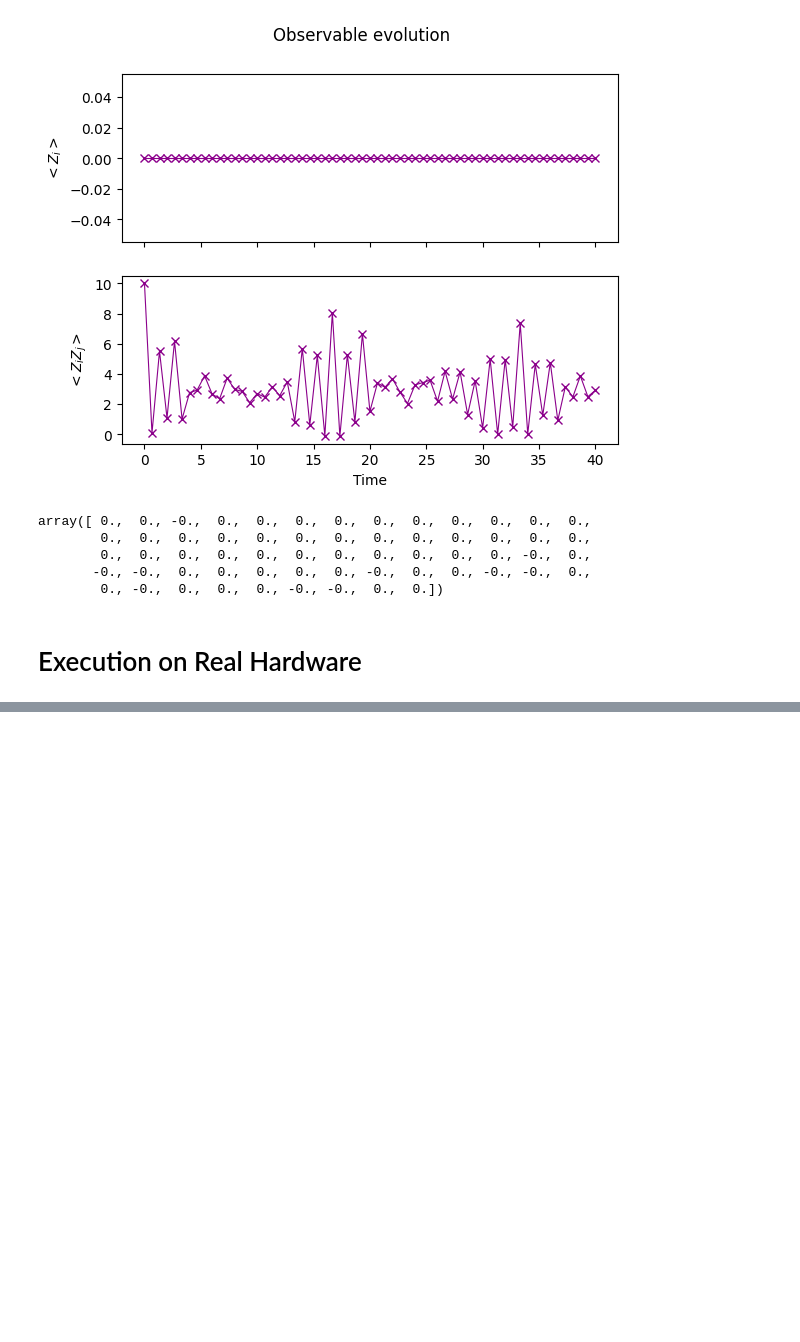
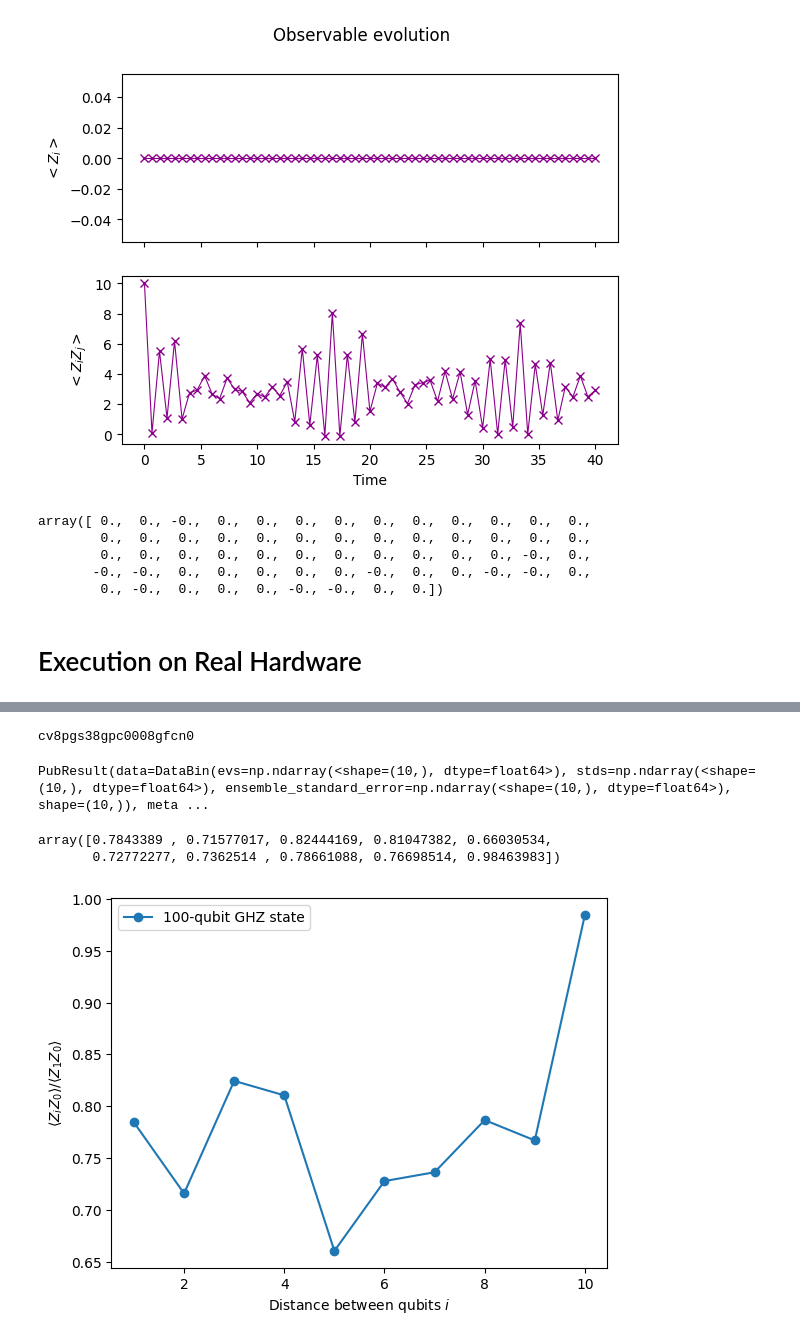
Before and after one commit to JessicaJohnBritto/WalshPulseSeq, a Jupyter notebook: Quantum_Simulations/Expectation_ValsCorrelation_FromEvolvedState.ipynb, the cells around one changed output, grey strips where cells are left out. Drawn from its saved outputs; the diff is of its cells as text; code cells hidden in the pictures; blank space fills up the shorter version.

Commit message:
Plotted data from real hardware as a function of distance between qubits

```diff
--- a/Quantum_Simulations/Expectation_ValsCorrelation_FromEvolvedState.ipynb
+++ b/Quantum_Simulations/Expectation_ValsCorrelation_FromEvolvedState.ipynb
@@ -173,0 +181,60 @@ array([ 0.,  0., -0.,  0.,  0.,  0.,  0.,  0.,  0.,  0.,  0.,  0.,  0.,
+# %%
+params['T'] = 40.0
+params['L'] = 5
+params['time_step'] = 60
+## Assigning Hamiltonian and Observables
+H = get_hamiltonian(params)
+Z_op, correlation_op = observables_construction(params)
+GHZ_qc, initial_state = get_qc_for_n_qubit_GHZ_state(params)
+# %%
+## If you did not previously save your credentials, use the following line instead:
+service = QiskitRuntimeService(channel="ibm_quantum", token=IBM_API)
+# service = QiskitRuntimeService()
+
+backend = service.least_busy(simulator=False, operational=True, min_num_qubits=params['L'])
+pm = generate_preset_pass_manager(optimization_level=1, backend=backend)
+
+isa_circuit = pm.run(GHZ_qc)
+isa_operators_list = [op.apply_layout(isa_circuit.layout) for op in correlation_op]
+# %%
+options = EstimatorOptions()
+options.resilience_level = 1
+# options.dynamical_decoupling.enable = True
+# options.dynamical_decoupling.sequence_type = "XY4"
+
+## Create an Estimator object
+estimator = Estimator(backend, options=options)
+# %%
+## Submit the circuit to Estimator
+job = estimator.run([(isa_circuit, isa_operators_list)])
+job_id = job.job_id()
+print(job_id)
+# %% [output]
+cv8pgs38gpc0008gfcn0
+# %%
+result = job.result()[0]
+result
+# %% [output]
+PubResult(data=DataBin(evs=np.ndarray(<shape=(10,), dtype=float64>), stds=np.ndarray(<shape=(10,), dtype=float64>), ensemble_standard_error=np.ndarray(<shape=(10,), dtype=float64>), shape=(10,)), meta ...
+# %%
+values = result.data.evs # Expectation value at each Z operator.
+# values = [v / values[0] for v in values]
+values
+# %% [output]
+array([0.7843389 , 0.71577017, 0.82444169, 0.81047382, 0.66030534,
+       0.72772277, 0.7362514 , 0.78661088, 0.76698514, 0.98463983])
+# %%
+## data
+data = list(range(1, len(correlation_op)+1)) # Distance between the Z operators
+result = job.result()[0]
+values = result.data.evs # Expectation value at each Z operator.
+# values = [v / values[0] for v in values] # Normalize the expectation values to evaluate how they decay with distance.
+
+# plotting graph
+plt.plot(data, values, marker='o', label='100-qubit GHZ state')
+plt.xlabel('Distance between qubits $i$')
+plt.ylabel(r'$\langle Z_i Z_0 \rangle / \langle Z_1 Z_0 \rangle $')
+plt.legend()
+plt.show()
+# %% [output]
+[figure, added]
```
Also changed, not shown: parts of 3 cells of this notebook.
